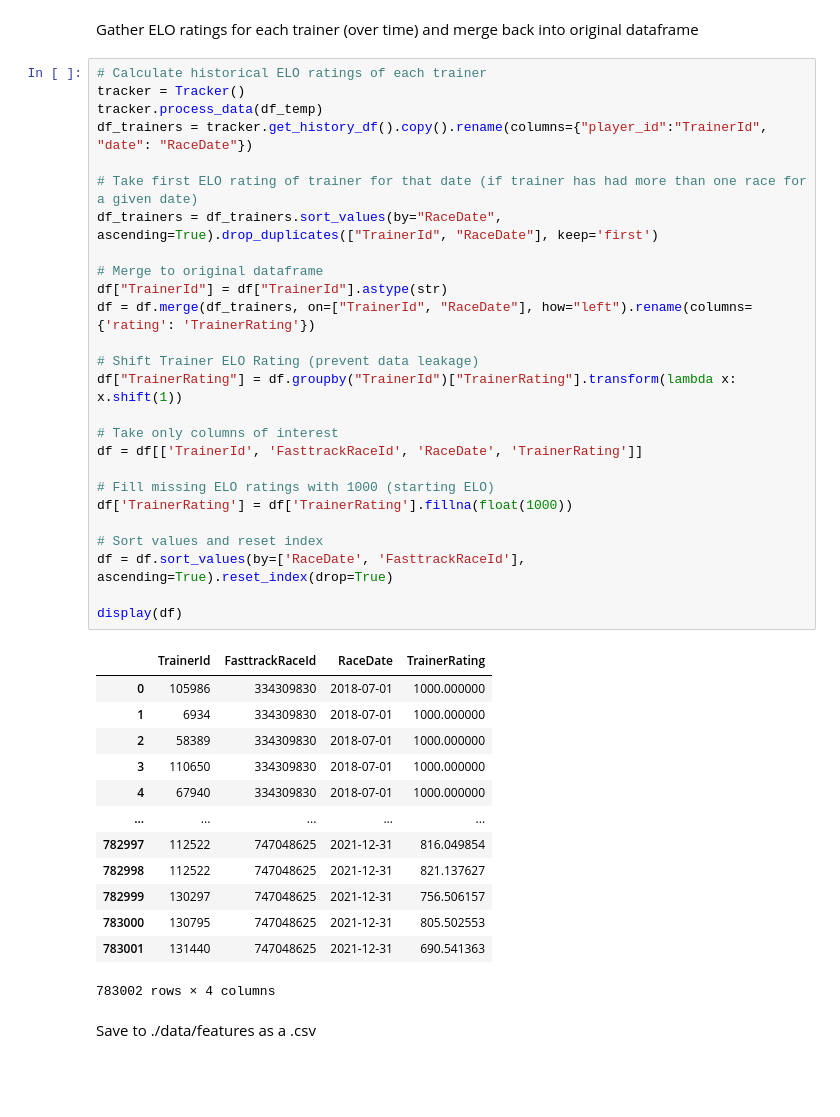
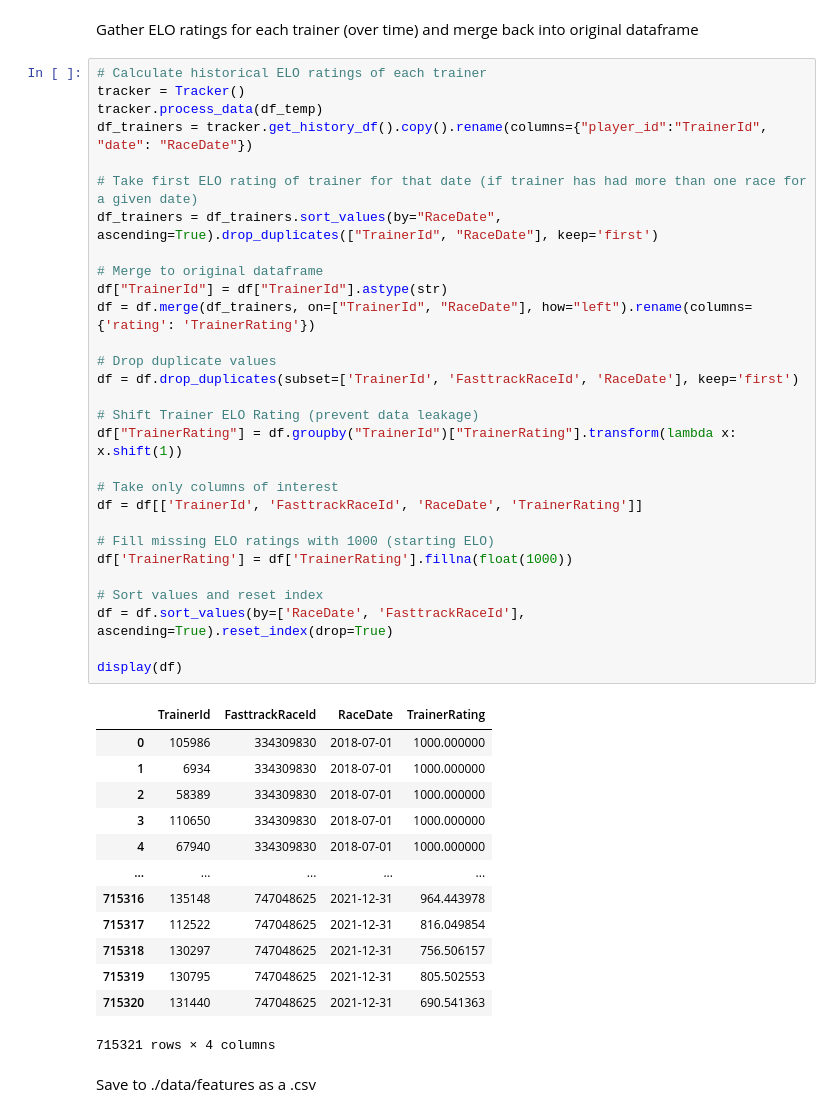
Before and after one commit to Isilisi/Greyhounds, a Jupyter notebook: feature-engineering/trainer-elo.ipynb, the cells around one changed output. Saved outputs shown, nothing was run; the diff lists cells and outputs as text; blank space fills up the shorter version.

Commit message:
Dropped duplicate ratings for same race and trainer in trainer-elo.ipynb

```diff
--- a/feature-engineering/trainer-elo.ipynb
+++ b/feature-engineering/trainer-elo.ipynb
@@ -130,39 +130,42 @@ tracker.process_data(df_temp)
 df_trainers = tracker.get_history_df().copy().rename(columns={"player_id":"TrainerId", "date": "RaceDate"})
 
 # Take first ELO rating of trainer for that date (if trainer has had more than one race for a given date)
 df_trainers = df_trainers.sort_values(by="RaceDate", ascending=True).drop_duplicates(["TrainerId", "RaceDate"], keep='first')
 
 # Merge to original dataframe
 df["TrainerId"] = df["TrainerId"].astype(str)
 df = df.merge(df_trainers, on=["TrainerId", "RaceDate"], how="left").rename(columns={'rating': 'TrainerRating'})
+
+# Drop duplicate values
+df = df.drop_duplicates(subset=['TrainerId', 'FasttrackRaceId', 'RaceDate'], keep='first')
 
 # Shift Trainer ELO Rating (prevent data leakage)
 df["TrainerRating"] = df.groupby("TrainerId")["TrainerRating"].transform(lambda x: x.shift(1))
 
 # Take only columns of interest
 df = df[['TrainerId', 'FasttrackRaceId', 'RaceDate', 'TrainerRating']]
 
 # Fill missing ELO ratings with 1000 (starting ELO)
 df['TrainerRating'] = df['TrainerRating'].fillna(float(1000))
 
 # Sort values and reset index
 df = df.sort_values(by=['RaceDate', 'FasttrackRaceId'], ascending=True).reset_index(drop=True)
 
 display(df)
 # %% [output]
 |  | TrainerId | FasttrackRaceId | RaceDate | TrainerRating |
 | 0 | 105986 | 334309830 | 2018-07-01 | 1000.000000 |
 | 1 | 6934 | 334309830 | 2018-07-01 | 1000.000000 |
 | 2 | 58389 | 334309830 | 2018-07-01 | 1000.000000 |
 | 3 | 110650 | 334309830 | 2018-07-01 | 1000.000000 |
 | 4 | 67940 | 334309830 | 2018-07-01 | 1000.000000 |
 | ... | ... | ... | ... | ... |
-| 782997 | 112522 | 747048625 | 2021-12-31 | 816.049854 |
-| 782998 | 112522 | 747048625 | 2021-12-31 | 821.137627 |
-| 782999 | 130297 | 747048625 | 2021-12-31 | 756.506157 |
-| 783000 | 130795 | 747048625 | 2021-12-31 | 805.502553 |
-| 783001 | 131440 | 747048625 | 2021-12-31 | 690.541363 |
+| 715316 | 135148 | 747048625 | 2021-12-31 | 964.443978 |
+| 715317 | 112522 | 747048625 | 2021-12-31 | 816.049854 |
+| 715318 | 130297 | 747048625 | 2021-12-31 | 756.506157 |
+| 715319 | 130795 | 747048625 | 2021-12-31 | 805.502553 |
+| 715320 | 131440 | 747048625 | 2021-12-31 | 690.541363 |
-783002 rows × 4 columns
+715321 rows × 4 columns
 # %% [markdown]
 Save to ./data/features as a .csv
 # %%
```
